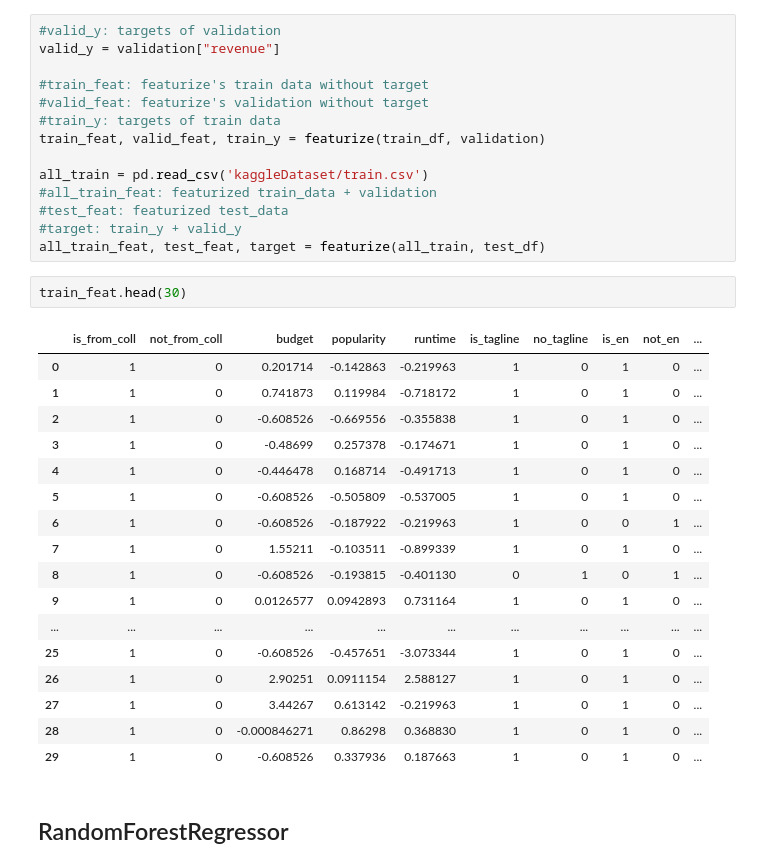
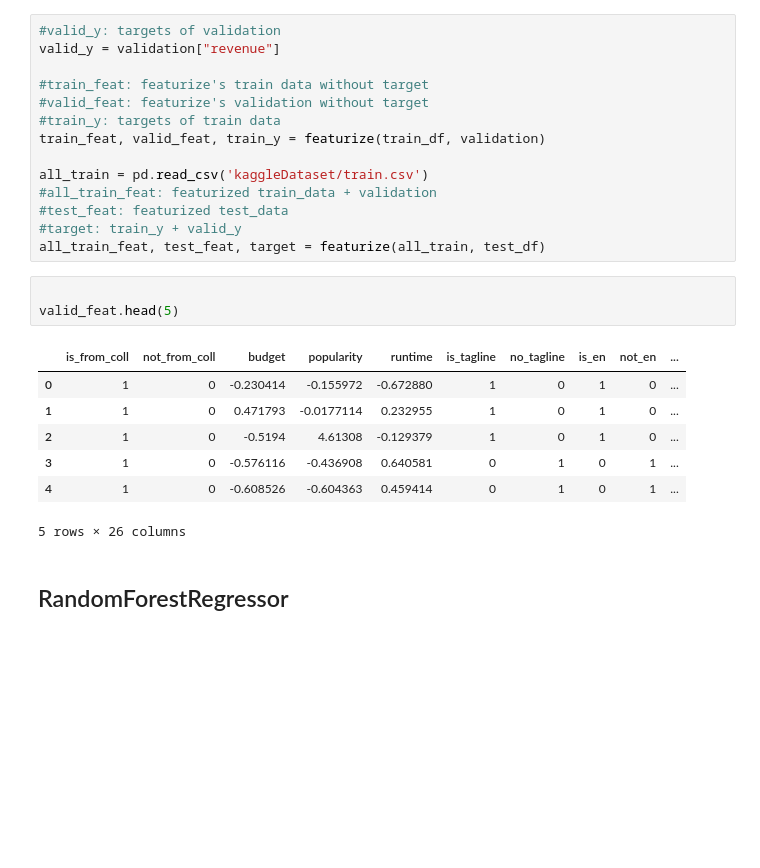
Before and after one commit to tigofat/kaggle_competition, a Jupyter notebook: main_notebook.ipynb, the cells around one changed output. Drawn from its saved outputs; the diff is of its cells as text; blank space fills up the shorter version.

```diff
--- a/main_notebook.ipynb
+++ b/main_notebook.ipynb
@@ -202,26 +203,17 @@ all_train = pd.read_csv('kaggleDataset/train.csv')
 #test_feat: featurized test_data
 #target: train_y + valid_y
 all_train_feat, test_feat, target = featurize(all_train, test_df)
-# %%
-train_feat.head(30)
-# %% [output]
-|  | is_from_coll | not_from_coll | budget | popularity | runtime | is_tagline | no_tagline | is_en | not_en | ... |
-| 0 | 1 | 0 | 0.201714 | -0.142863 | -0.219963 | 1 | 0 | 1 | 0 | ... |
-| 1 | 1 | 0 | 0.741873 | 0.119984 | -0.718172 | 1 | 0 | 1 | 0 | ... |
-| 2 | 1 | 0 | -0.608526 | -0.669556 | -0.355838 | 1 | 0 | 1 | 0 | ... |
-| 3 | 1 | 0 | -0.48699 | 0.257378 | -0.174671 | 1 | 0 | 1 | 0 | ... |
-| 4 | 1 | 0 | -0.446478 | 0.168714 | -0.491713 | 1 | 0 | 1 | 0 | ... |
-| 5 | 1 | 0 | -0.608526 | -0.505809 | -0.537005 | 1 | 0 | 1 | 0 | ... |
-| 6 | 1 | 0 | -0.608526 | -0.187922 | -0.219963 | 1 | 0 | 0 | 1 | ... |
-| 7 | 1 | 0 | 1.55211 | -0.103511 | -0.899339 | 1 | 0 | 1 | 0 | ... |
-| 8 | 1 | 0 | -0.608526 | -0.193815 | -0.401130 | 0 | 1 | 0 | 1 | ... |
-| 9 | 1 | 0 | 0.0126577 | 0.0942893 | 0.731164 | 1 | 0 | 1 | 0 | ... |
-| ... | ... | ... | ... | ... | ... | ... | ... | ... | ... | ... |
-| 25 | 1 | 0 | -0.608526 | -0.457651 | -3.073344 | 1 | 0 | 1 | 0 | ... |
-| 26 | 1 | 0 | 2.90251 | 0.0911154 | 2.588127 | 1 | 0 | 1 | 0 | ... |
-| 27 | 1 | 0 | 3.44267 | 0.613142 | -0.219963 | 1 | 0 | 1 | 0 | ... |
-| 28 | 1 | 0 | -0.000846271 | 0.86298 | 0.368830 | 1 | 0 | 1 | 0 | ... |
-| 29 | 1 | 0 | -0.608526 | 0.337936 | 0.187663 | 1 | 0 | 1 | 0 | ... |
+# %%
+
+valid_feat.head(5)
+# %% [output]
+|  | is_from_coll | not_from_coll | budget | popularity | runtime | is_tagline | no_tagline | is_en | not_en | ... |
+| 0 | 1 | 0 | -0.230414 | -0.155972 | -0.672880 | 1 | 0 | 1 | 0 | ... |
+| 1 | 1 | 0 | 0.471793 | -0.0177114 | 0.232955 | 1 | 0 | 1 | 0 | ... |
+| 2 | 1 | 0 | -0.5194 | 4.61308 | -0.129379 | 1 | 0 | 1 | 0 | ... |
+| 3 | 1 | 0 | -0.576116 | -0.436908 | 0.640581 | 0 | 1 | 0 | 1 | ... |
+| 4 | 1 | 0 | -0.608526 | -0.604363 | 0.459414 | 0 | 1 | 0 | 1 | ... |
+5 rows × 26 columns
 # %% [markdown]
 ## RandomForestRegressor
 # %%
```
Also changed, not shown: parts of 3 cells of this notebook, 2 other files.
